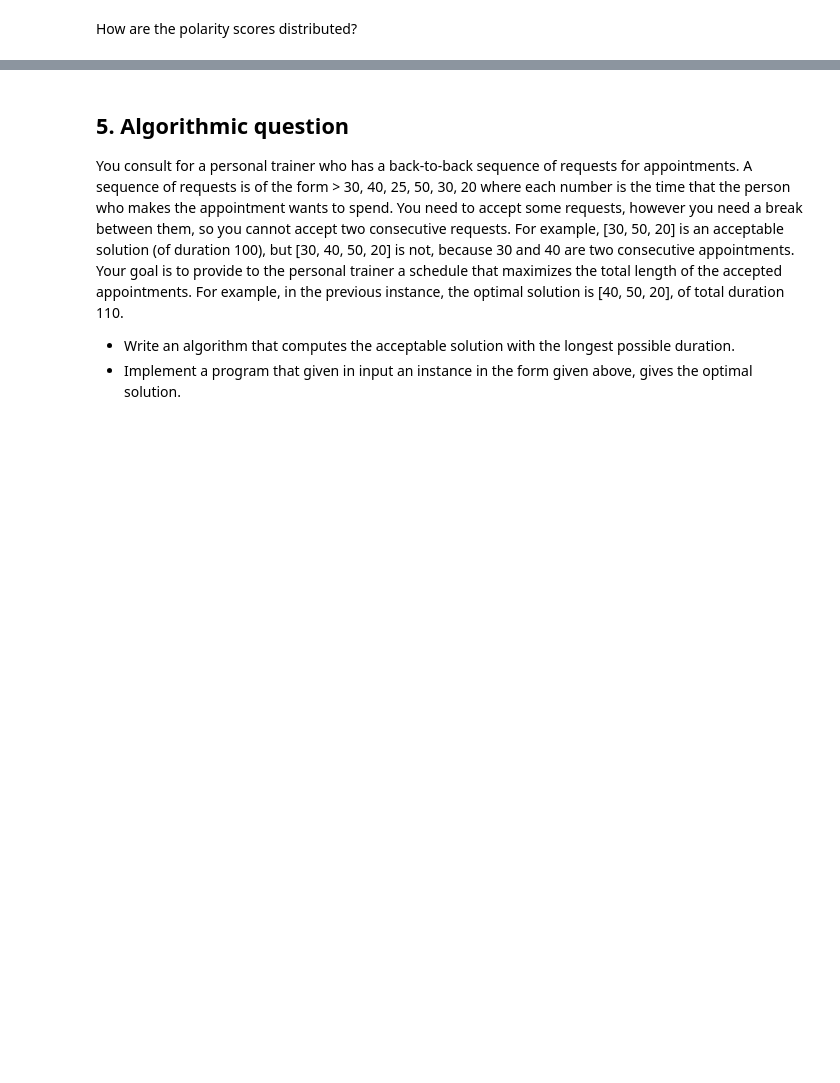
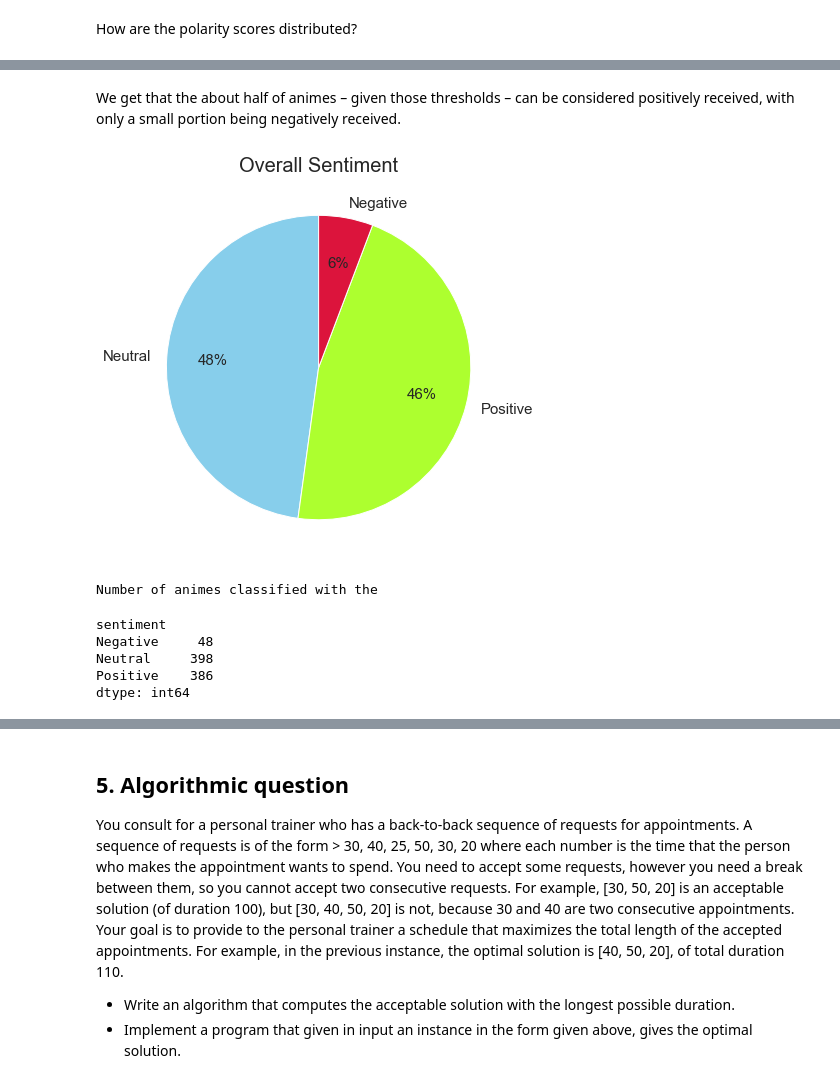
Before and after one commit to AlessandroPecchini/ADM-HW3, a Jupyter notebook: code/main.ipynb, the cells around one changed output, grey strips where cells are left out. Saved outputs shown, nothing was run; the diff lists cells and outputs as text; code cells hidden in the pictures; blank space fills up the shorter version.

```diff
--- a/code/main.ipynb
+++ b/code/main.ipynb
@@ -728,0 +736,17 @@ Name: polarity_score, dtype: float64
+# %% [markdown]
+We get that the about half of animes – given those thresholds – can be considered positively received, with only a small portion being negatively received.
+# %%
+plt.rcParams['figure.figsize'] = (7,7)
+plt.title("Overall Sentiment", fontsize = 20)
+sent_analysis.sent_pie_chart(plt, df_sent['sentiment']).show()
+
+print("Number of animes classified with the")
+df_sent.groupby('sentiment').size()
+# %% [output]
+[figure, added]
+Number of animes classified with the
+sentiment
+Negative     48
+Neutral     398
+Positive    386
+dtype: int64
```
Also changed, not shown: parts of 27 cells of this notebook, 2 other files.
